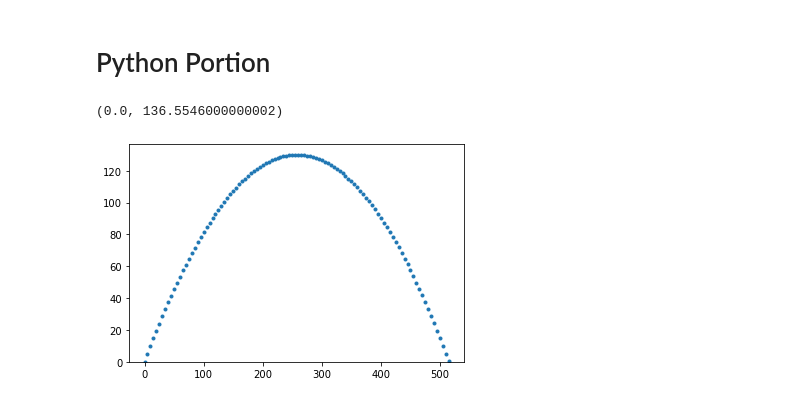
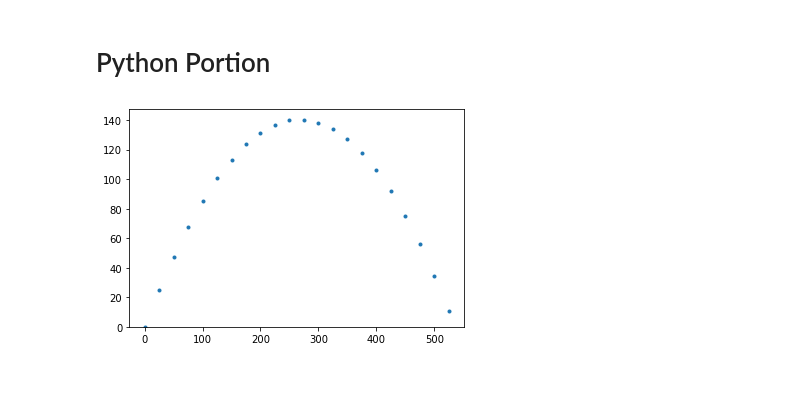
Before and after one commit to abnowack/pythonphysics, a Jupyter notebook: motion.ipynb, the cells around one changed output. Cells and saved outputs as stored; diff of their text form; code cells hidden in the pictures.

```diff
--- a/motion.ipynb
+++ b/motion.ipynb
@@ -123,18 +156,20 @@ class Ball(PointObject):
 # %%
 r_x = []
 r_y = []
 
-ball = Ball(r=Point2D(0, 0), v=Point2D(50, 50), time_step=0.1)
+r_0 = Point2D(0, 0)
+v_0 = Point2D(50, 50)
+
+ball = Ball(r=r_0, v=v_0)
 gravity = Point2D(0, -9.8)
 
 while ball.r.y >= 0:
     r_x.append(ball.r.x)
     r_y.append(ball.r.y)
 
-    ball.euler_update(gravity)
+    ball.update(gravity, time_step=0.5)
+
+plt.plot(r_x, r_y, '.')
+_ = plt.ylim(0)
+# %% [output]
+[figure, added]
-# %%
-plt.plot(r_x, r_y, '.')
-plt.ylim(0)
-# %% [output]
-(0.0, 136.5546000000002)
-[figure, removed]
```
Also changed, not shown: parts of 16 cells of this notebook, 7 other files.
